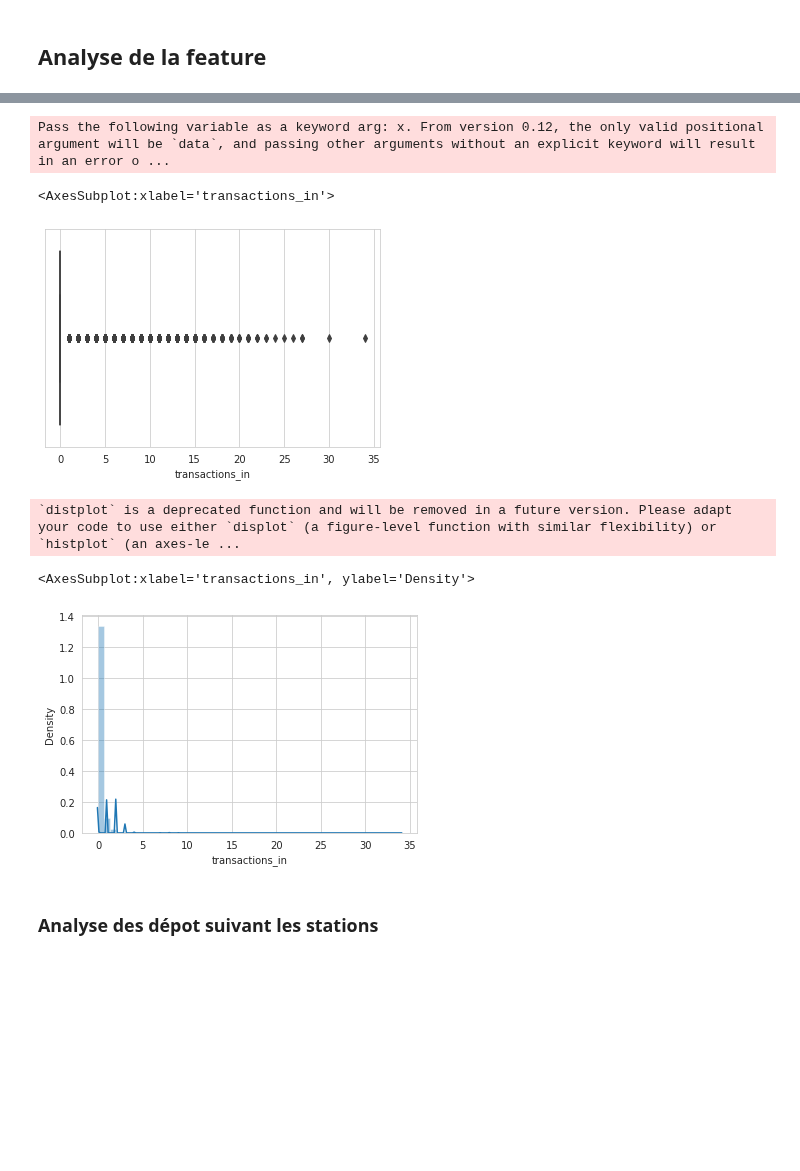
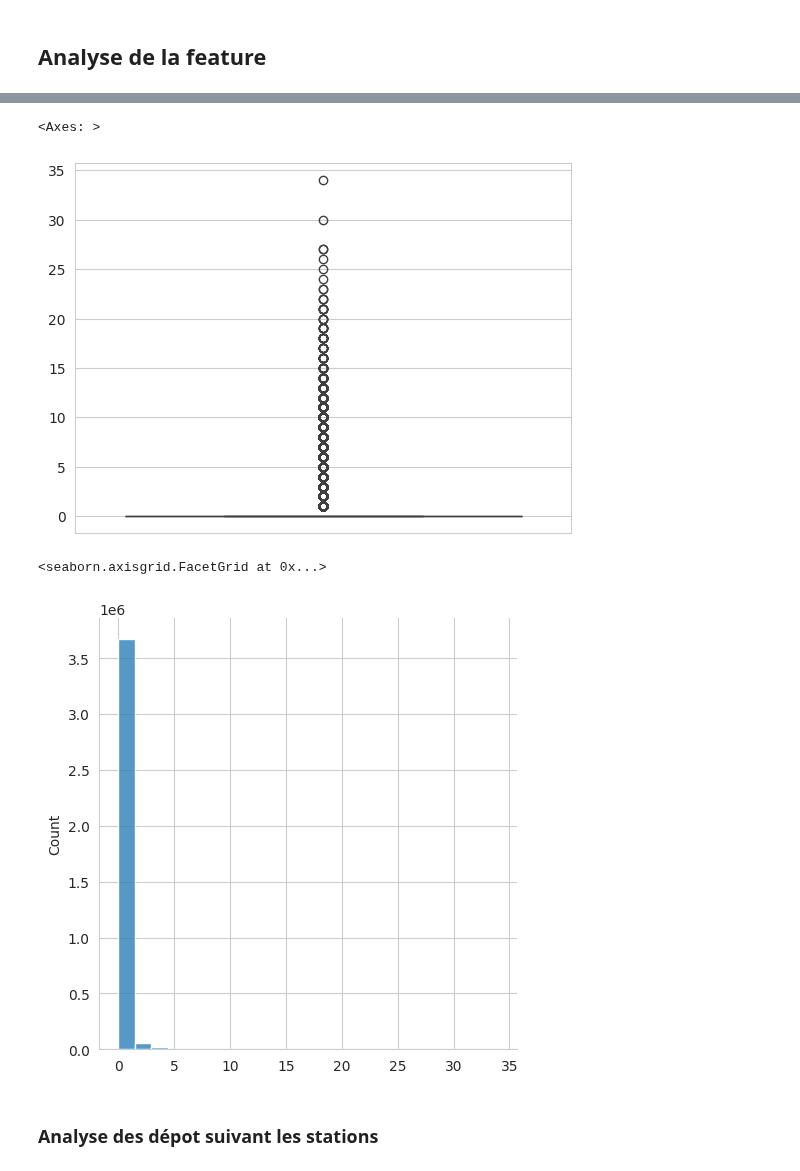
Before and after one commit to armgilles/vcub_keeper, a Jupyter notebook: notebooks/02_Features/02_transaction_in #4.ipynb, the cells around one changed output, grey strips where cells are left out. Saved outputs shown, nothing was run; the diff lists cells and outputs as text; code cells hidden in the pictures; blank space fills up the shorter version.

```diff
--- a/notebooks/02_Features/02_transaction_in #4.ipynb
+++ b/notebooks/02_Features/02_transaction_in #4.ipynb
@@ -67,43 +137,6 @@ activite[136025:136050]
 | 136049 | 86 | 7 | VLS | Palais de Justice | 1 | 16 | 2 | 2017-08-02 13:35:04 | ... |
 # %% [markdown]
 ## Industrialisation
-# %%
-import pandas as pd
-
-def get_transactions_in(data):
-    """
-    Calcul le nombre d'ajout de vélo qu'il y a eu pour une même station entre 2 points de données
-
-    Parameters
-    ----------
-    data : DataFrame
-        Activité des stations Vcub
-
-    Returns
-    -------
-    data : DataFrame
-        Ajout de colonne 'transactions_in'
-
-    Examples
-    --------
-
-    activite = get_transactions_in(activite)
-    """
-
-    data['available_bikes_shift'] = \
-        data.groupby('station_id')['available_bikes'].shift(1)
-
-    data['available_bikes_shift'] = data['available_bikes_shift'].fillna(data['available_bikes'])
-
-    data['transactions_in'] = data['available_bikes'] - data['available_bikes_shift']
-
-    data.loc[data['transactions_in'] < 0,
-             'transactions_in'] = 0
-
-    # Drop non usefull column
-    data.drop('available_bikes_shift', axis=1, inplace=True)
-
-    return data
 # %%
 # Lecture de l'activité des stations
 activite = read_activity_vcub()
@@ -181,15 +211,13 @@ Name: transactions_in, dtype: float64
 # %%
-sns.boxplot(activite['transactions_in'])
+sns.boxplot(activite["transactions_in"])
 # %% [output]
-Pass the following variable as a keyword arg: x. From version 0.12, the only valid positional argument will be `data`, and passing other arguments without an explicit keyword will result in an error o ...
+<Axes: >
-<AxesSubplot:xlabel='transactions_in'>
-[figure, old version]
+[figure, new version]
 # %%
-sns.distplot(activite['transactions_in'])
+sns.displot(activite["transactions_in"])
 # %% [output]
-`distplot` is a deprecated function and will be removed in a future version. Please adapt your code to use either `displot` (a figure-level function with similar flexibility) or `histplot` (an axes-le ...
+<seaborn.axisgrid.FacetGrid at 0x...>
-<AxesSubplot:xlabel='transactions_in', ylabel='Density'>
-[figure, old version]
+[figure, new version]
 # %% [markdown]
 ### Analyse des dépot suivant les stations
 # %%
```
Also changed, not shown: parts of 23 cells of this notebook, 2 other files.
